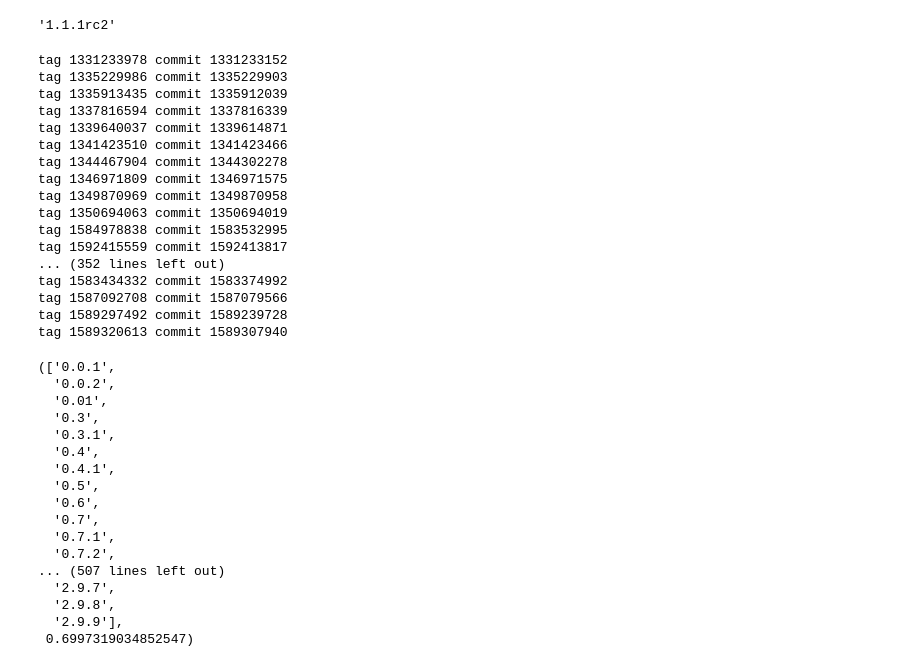
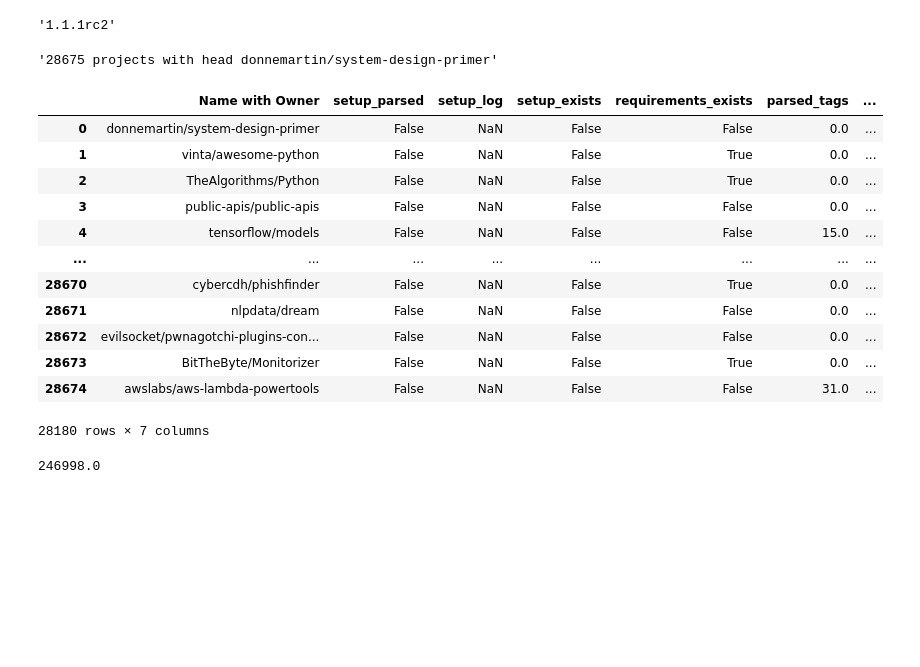
Before and after one commit to guhaiqiao/LibraryMigrationPy, a Jupyter notebook: parse_dependencies.ipynb, the cells around one changed output. Drawn from its saved outputs; the diff is of its cells as text; code cells hidden in the pictures; blank space fills up the shorter version.

```diff
--- a/parse_dependencies.ipynb
+++ b/parse_dependencies.ipynb
@@ -27,57 +27,28 @@ from git.refs import tag
 from git import Repo
 
 # seems to work (only used for testing)
-def list_tags(owner: str, repo: str, branch='master'):
+def count_tags(owner: str, repo: str, branch='master'):
     repo = Repo(f'{REPOS_DIR}/{owner}/{repo}/{branch}')
+#     repo = Repo(f'{REPOS_DIR}/{owner}/{repo}/')
     tagrefs = tag.TagReference.list_items(repo)
     original_tags = []
     parsed_tags = []
     for tagref in tagrefs:
         tagstr = (str)(tagref).replace('refs/tags/', '')
         # tagged date > commit date (if tag date exists)
-        if tagref.tag:
-            print('tag',tagref.tag.tagged_date, 'commit',tagref.commit.committed_date)
+#         if tagref.tag:
+#             print('tag',tagref.tag.tagged_date, 'commit',tagref.commit.committed_date)
         parsed_tag = parse_version_string(tagstr)
         # append tag only when its name satisfies PEP 440
         # ref: https://packaging.pypa.io/en/latest/version.html
         if parsed_tag:
             original_tags.append(tagstr)
             parsed_tags.append(parsed_tag)
-    return original_tags, parsed_tags, len(original_tags)/len(tagrefs)
-
-list_tags(owner='ansible', repo='ansible')
+    return len(parsed_tags), len(tagrefs)
-# %% [output]
-tag 1331233978 commit 1331233152
-tag 1335229986 commit 1335229903
-tag 1335913435 commit 1335912039
-tag 1337816594 commit 1337816339
-tag 1339640037 commit 1339614871
-tag 1341423510 commit 1341423466
-tag 1344467904 commit 1344302278
-tag 1346971809 commit 1346971575
-tag 1349870969 commit 1349870958
-tag 1350694063 commit 1350694019
-tag 1584978838 commit 1583532995
-tag 1592415559 commit 1592413817
-... (352 lines left out)
-tag 1583434332 commit 1583374992
-tag 1587092708 commit 1587079566
-tag 1589297492 commit 1589239728
-tag 1589320613 commit 1589307940
-(['0.0.1',
-  '0.0.2',
-  '0.01',
-  '0.3',
-  '0.3.1',
-  '0.4',
-  '0.4.1',
-  '0.5',
-  '0.6',
-  '0.7',
-  '0.7.1',
-  '0.7.2',
-... (507 lines left out)
-  '2.9.7',
-  '2.9.8',
-  '2.9.9'],
- 0.6997319034852547)
+# %%
+import pandas as pd
+df_projects_w_requirements = pd.read_csv('data/projects_setup.csv', low_memory=False)
+projects_w_requirements = df_projects_w_requirements['Name with Owner'].to_list()
+f"{len(projects_w_requirements)} projects with head {projects_w_requirements[0]}"
+# %% [output]
+'28675 projects with head donnemartin/system-design-primer'
@@ -83,0 +67,23 @@ tag 1589320613 commit 1589307940
+# %%
+not_na = df_projects_w_requirements[df_projects_w_requirements['original_tags'].notna()]
+not_na
+# %% [output]
+|  | Name with Owner | setup_parsed | setup_log | setup_exists | requirements_exists | parsed_tags | ... |
+| 0 | donnemartin/system-design-primer | False | NaN | False | False | 0.0 | ... |
+| 1 | vinta/awesome-python | False | NaN | False | True | 0.0 | ... |
+| 2 | TheAlgorithms/Python | False | NaN | False | True | 0.0 | ... |
+| 3 | public-apis/public-apis | False | NaN | False | False | 0.0 | ... |
+| 4 | tensorflow/models | False | NaN | False | False | 15.0 | ... |
+| ... | ... | ... | ... | ... | ... | ... | ... |
+| 28670 | cybercdh/phishfinder | False | NaN | False | True | 0.0 | ... |
+| 28671 | nlpdata/dream | False | NaN | False | False | 0.0 | ... |
+| 28672 | evilsocket/pwnagotchi-plugins-con... | False | NaN | False | False | 0.0 | ... |
+| 28673 | BitTheByte/Monitorizer | False | NaN | False | True | 0.0 | ... |
+| 28674 | awslabs/aws-lambda-powertools | False | NaN | False | False | 31.0 | ... |
+28180 rows × 7 columns
+# %%
+import numpy as np
+res = not_na[not_na['setup_exists'] == True]['parsed_tags'].to_numpy()
+np.sum(res)
+# %% [output]
+246998.0
```
Also changed, not shown: parts of 4 cells of this notebook, 7 other files.
